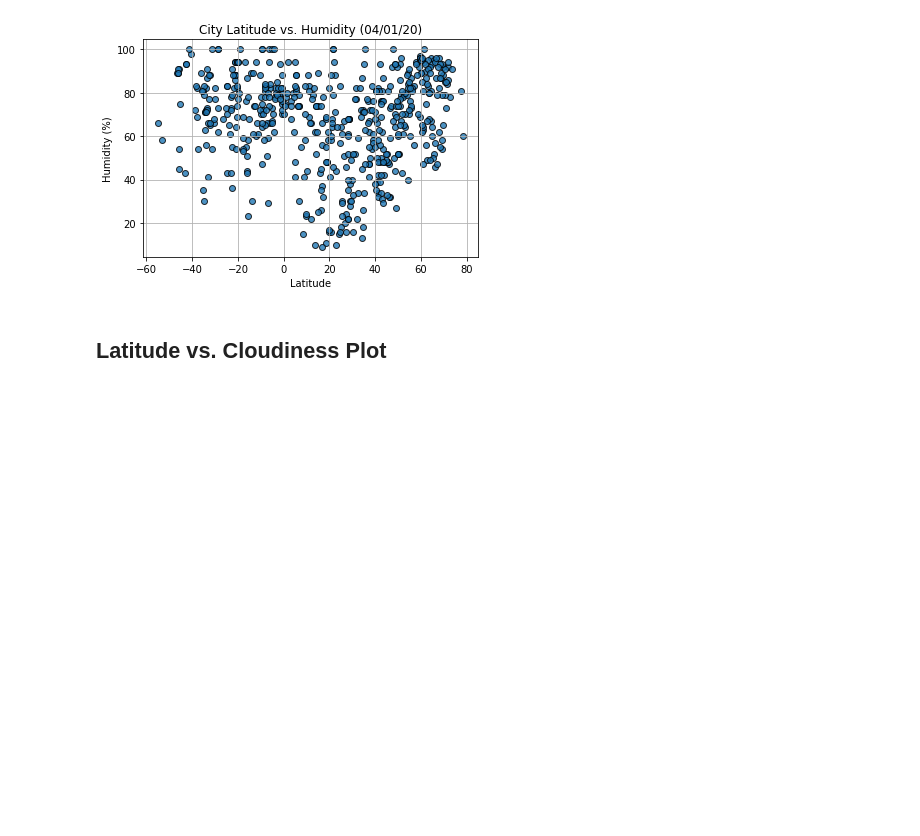
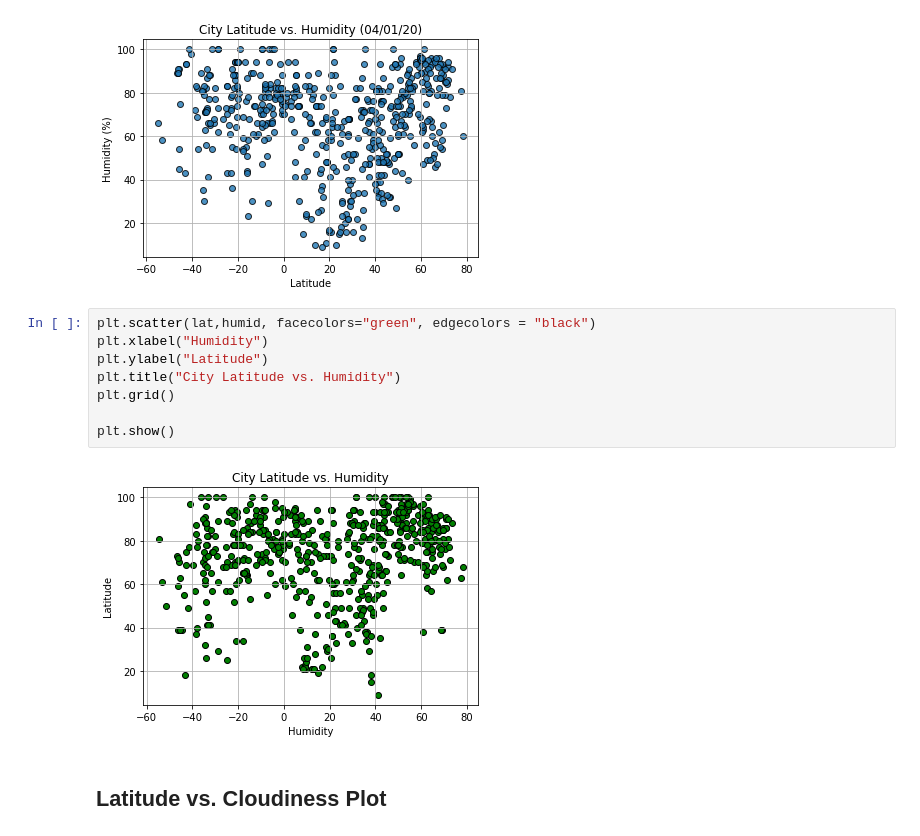
Before and after one commit to PatriceW2/Python-API-Challenge-, a Jupyter notebook: WeatherPy/WeatherPy.ipynb, the cells around one changed output. Cells and saved outputs as stored; diff of their text form; blank space fills up the shorter version.

Commit message:
plotting continued

```diff
--- a/WeatherPy/WeatherPy.ipynb
+++ b/WeatherPy/WeatherPy.ipynb
@@ -255,6 +255,16 @@ plt.show()
 # %%
 # %% [output]
 [figure]
+# %%
+plt.scatter(lat,humid, facecolors="green", edgecolors = "black")
+plt.xlabel("Humidity")
+plt.ylabel("Latitude")
+plt.title("City Latitude vs. Humidity")
+plt.grid()
+
+plt.show()
+# %% [output]
+[figure, added]
 # %% [markdown]
 ## Latitude vs. Cloudiness Plot
 # %%
```
Also changed, not shown: parts of 2 cells of this notebook.
